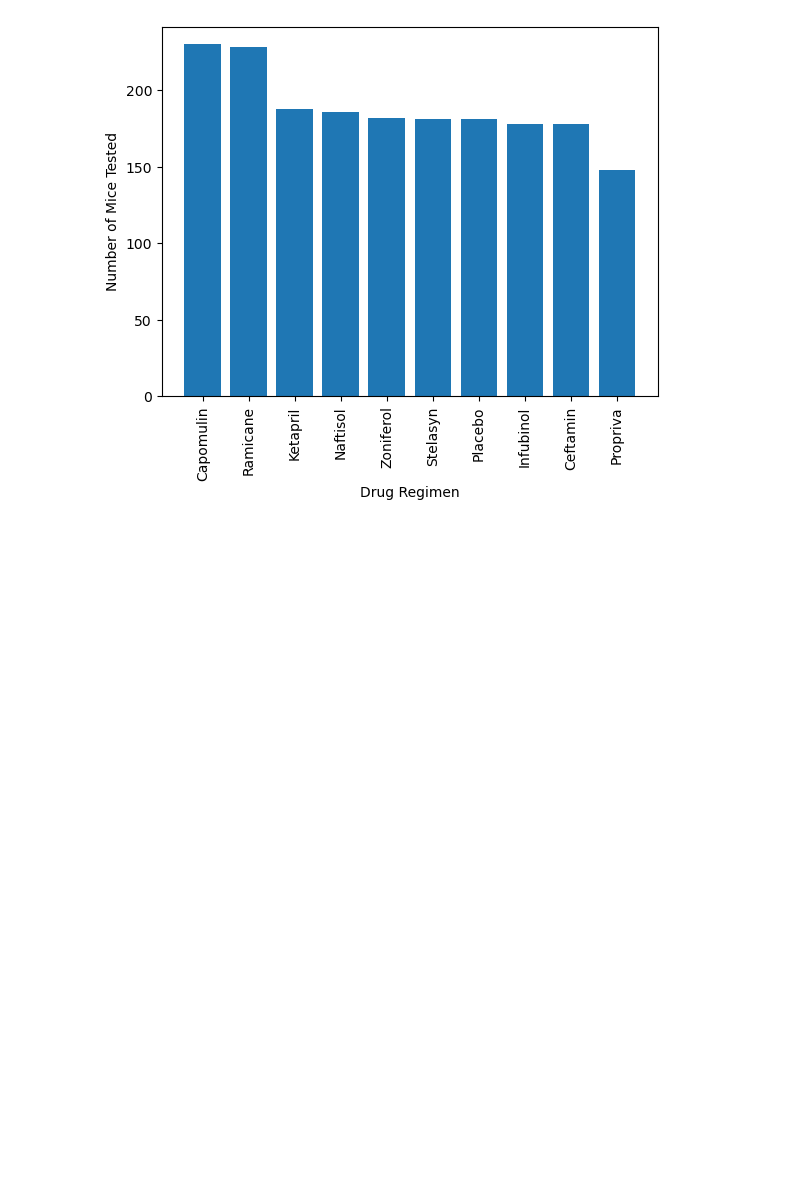
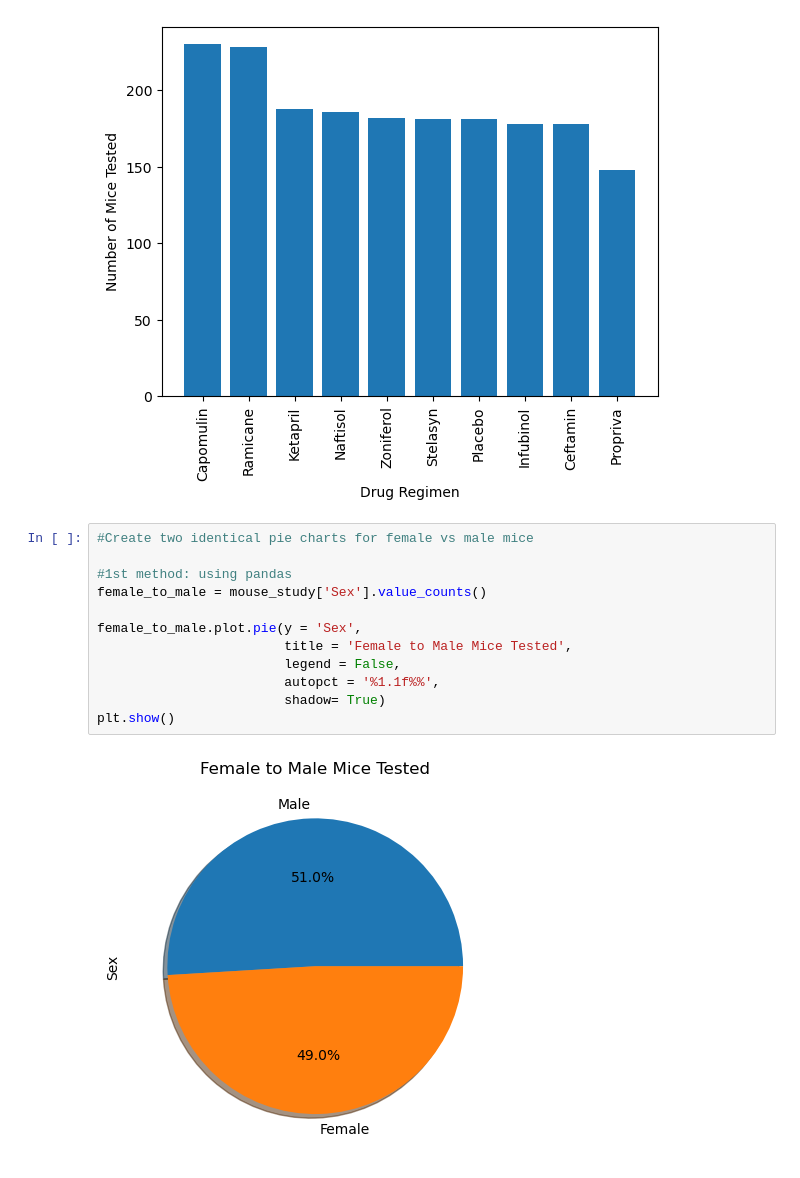
Before and after one commit to Jwarner1027/matplotlib-challenge, a Jupyter notebook: Pymaceuticals.ipynb, the cells around one changed output. Cells and saved outputs as stored; diff of their text form; blank space fills up the shorter version.

```diff
--- a/Pymaceuticals.ipynb
+++ b/Pymaceuticals.ipynb
@@ -146,3 +146,17 @@ plt.xticks(rotation = 90)
 plt.show()
 # %% [output]
 [figure]
+# %%
+#Create two identical pie charts for female vs male mice
+
+#1st method: using pandas
+female_to_male = mouse_study['Sex'].value_counts()
+
+female_to_male.plot.pie(y = 'Sex',
+                        title = 'Female to Male Mice Tested',
+                        legend = False,
+                        autopct = '%1.1f%%',
+                        shadow= True)
+plt.show()
+# %% [output]
+[figure, added]
```
Also changed, not shown: parts of 7 cells of this notebook.
